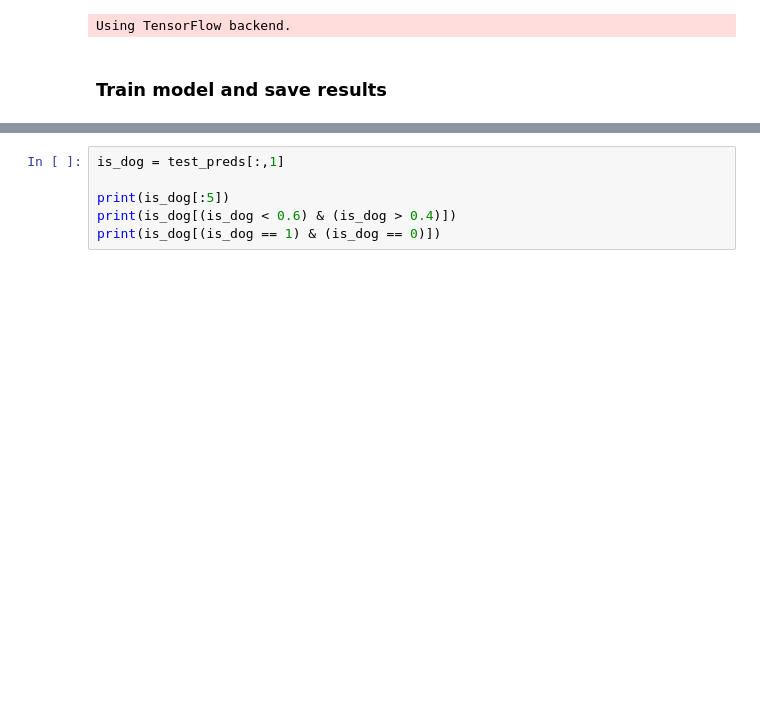
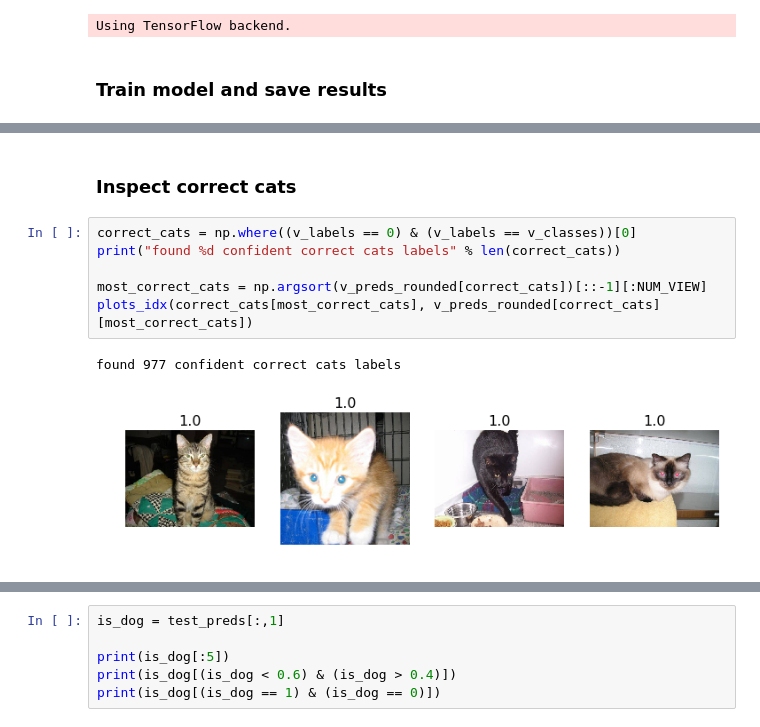
Before and after one commit to gabesoft/fast-ai, a Jupyter notebook: lesson1/nbs/main.ipynb, the cells around one changed output, grey strips where cells are left out. Drawn from its saved outputs; the diff is of its cells as text; blank space fills up the shorter version.

```diff
--- a/lesson1/nbs/main.ipynb
+++ b/lesson1/nbs/main.ipynb
@@ -99,0 +147,11 @@ show_image(paths[1])
+# %% [markdown]
+### Inspect correct cats
+# %%
+correct_cats = np.where((v_labels == 0) & (v_labels == v_classes))[0]
+print("found %d confident correct cats labels" % len(correct_cats))
+
+most_correct_cats = np.argsort(v_preds_rounded[correct_cats])[::-1][:NUM_VIEW]
+plots_idx(correct_cats[most_correct_cats], v_preds_rounded[correct_cats][most_correct_cats])
+# %% [output]
+found 977 confident correct cats labels
+[figure, added]
```
Also changed, not shown: parts of 23 cells of this notebook.
